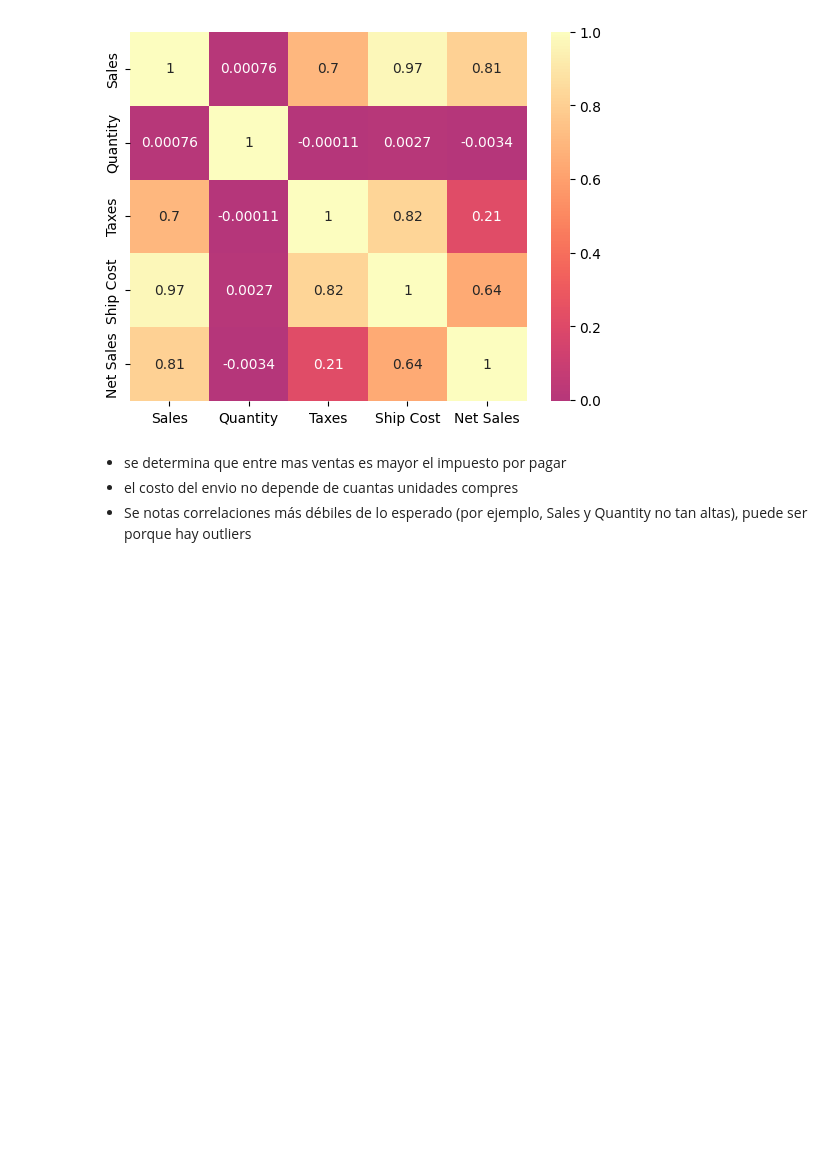
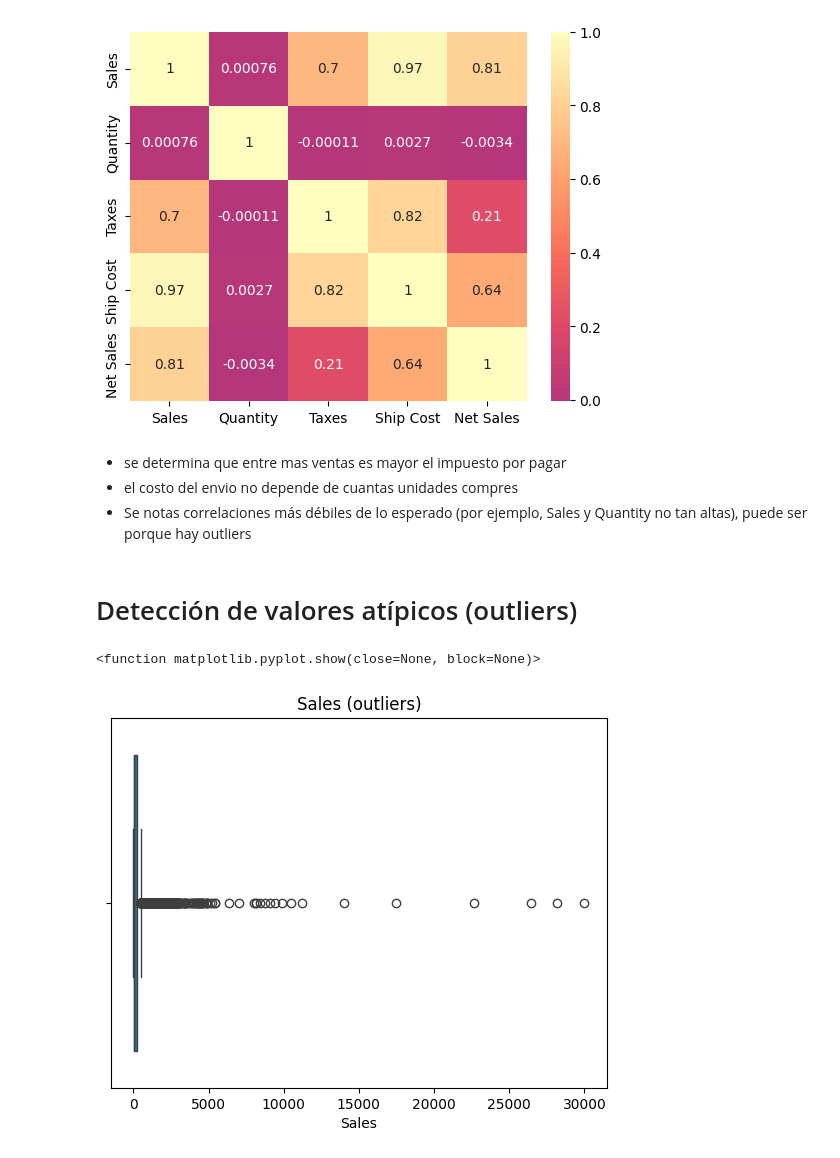
Before and after one commit to natalia-tp-dev/BIT_Taller_EDA, a Jupyter notebook: Taller2/respuestas.ipynb, the cells around one changed output. Cells and saved outputs as stored; diff of their text form; code cells hidden in the pictures; blank space fills up the shorter version.

```diff
--- a/Taller2/respuestas.ipynb
+++ b/Taller2/respuestas.ipynb
@@ -629,3 +629,12 @@ plt.show()
 - se determina que entre mas ventas es mayor el impuesto por pagar
 - el costo del envio no depende de cuantas unidades compres
 - Se notas correlaciones más débiles de lo esperado (por ejemplo, Sales y Quantity no tan altas), puede ser porque hay outliers
+# %% [markdown]
+# Detección de valores atípicos (outliers)
+# %%
+sns.boxplot(x=df['Sales'])
+plt.title('Sales (outliers)')
+plt.show
+# %% [output]
+<function matplotlib.pyplot.show(close=None, block=None)>
+[figure, added]
```
Also changed, not shown: parts of 21 cells of this notebook.
